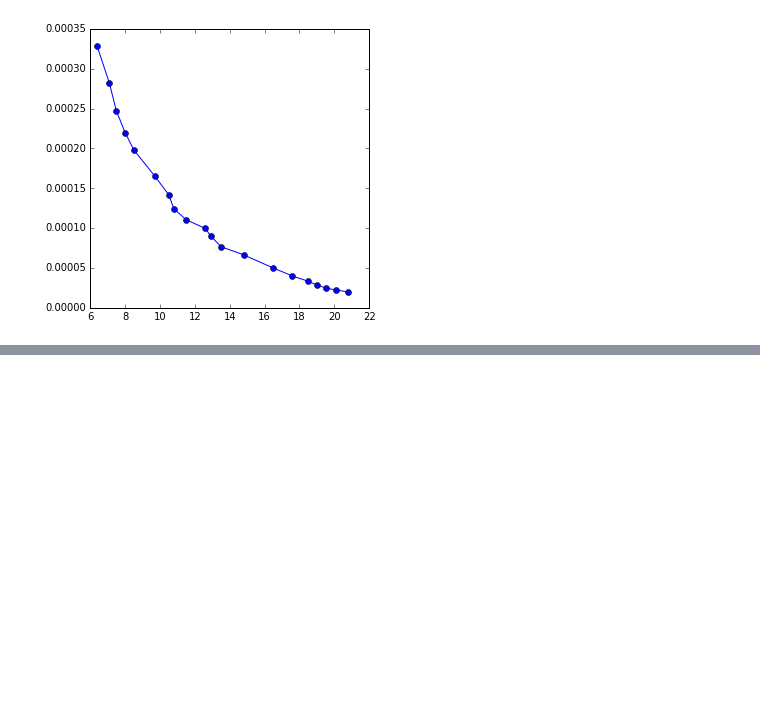
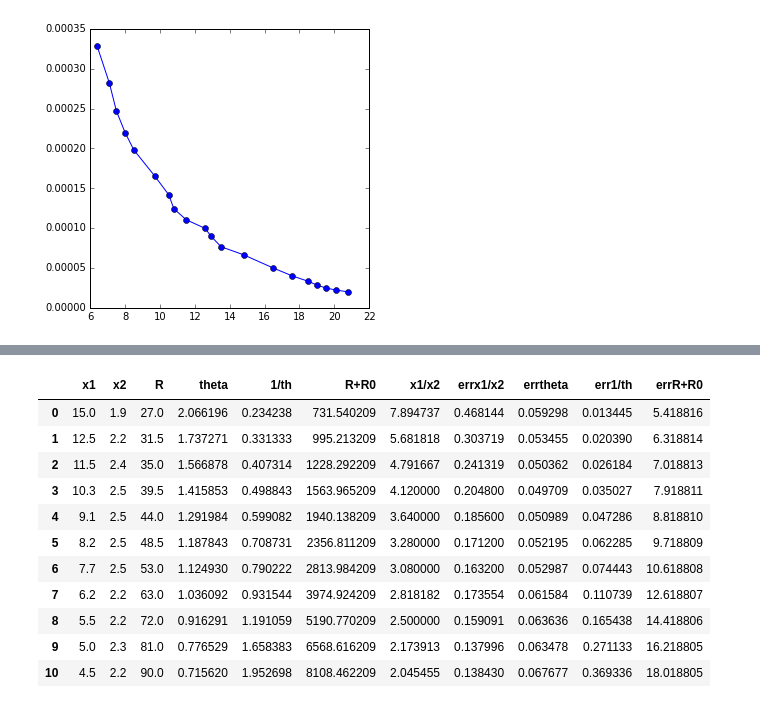
Before and after one commit to heyfaraday/labs_3sem, a Jupyter notebook: 3.2.6/analysis.ipynb, the cells around one changed output, grey strips where cells are left out. Cells and saved outputs as stored; diff of their text form; code cells hidden in the pictures; blank space fills up the shorter version.

```diff
--- a/3.2.6/analysis.ipynb
+++ b/3.2.6/analysis.ipynb
@@ -93,0 +362,26 @@ plt.show()
+# %%
+data2['errx1/x2'] = data2['x1/x2']*(0.1/data2['x1'] + 0.1/data2['x2'] )
+# %%
+data2['theta'] = numpy.log(data2['x1/x2'])
+data2['errtheta'] = data2['errx1/x2']/data2['x1/x2']
+# %%
+data2['1/th'] = np.reciprocal(np.square(data2['theta']))
+data2['err1/th'] = 2*data2['errtheta']/(data2['theta'])**3
+# %%
+data2['R+R0'] = np.square(data2['R'] + 0.047)
+data2['errR+R0'] = 2*0.1/data2['R']*data2['R+R0']
+# %%
+data2
+# %% [output]
+|  | x1 | x2 | R | theta | 1/th | R+R0 | x1/x2 | errx1/x2 | errtheta | err1/th | errR+R0 |
+| 0 | 15.0 | 1.9 | 27.0 | 2.066196 | 0.234238 | 731.540209 | 7.894737 | 0.468144 | 0.059298 | 0.013445 | 5.418816 |
+| 1 | 12.5 | 2.2 | 31.5 | 1.737271 | 0.331333 | 995.213209 | 5.681818 | 0.303719 | 0.053455 | 0.020390 | 6.318814 |
+| 2 | 11.5 | 2.4 | 35.0 | 1.566878 | 0.407314 | 1228.292209 | 4.791667 | 0.241319 | 0.050362 | 0.026184 | 7.018813 |
+| 3 | 10.3 | 2.5 | 39.5 | 1.415853 | 0.498843 | 1563.965209 | 4.120000 | 0.204800 | 0.049709 | 0.035027 | 7.918811 |
+| 4 | 9.1 | 2.5 | 44.0 | 1.291984 | 0.599082 | 1940.138209 | 3.640000 | 0.185600 | 0.050989 | 0.047286 | 8.818810 |
+| 5 | 8.2 | 2.5 | 48.5 | 1.187843 | 0.708731 | 2356.811209 | 3.280000 | 0.171200 | 0.052195 | 0.062285 | 9.718809 |
+| 6 | 7.7 | 2.5 | 53.0 | 1.124930 | 0.790222 | 2813.984209 | 3.080000 | 0.163200 | 0.052987 | 0.074443 | 10.618808 |
+| 7 | 6.2 | 2.2 | 63.0 | 1.036092 | 0.931544 | 3974.924209 | 2.818182 | 0.173554 | 0.061584 | 0.110739 | 12.618807 |
+| 8 | 5.5 | 2.2 | 72.0 | 0.916291 | 1.191059 | 5190.770209 | 2.500000 | 0.159091 | 0.063636 | 0.165438 | 14.418806 |
+| 9 | 5.0 | 2.3 | 81.0 | 0.776529 | 1.658383 | 6568.616209 | 2.173913 | 0.137996 | 0.063478 | 0.271133 | 16.218805 |
+| 10 | 4.5 | 2.2 | 90.0 | 0.715620 | 1.952698 | 8108.462209 | 2.045455 | 0.138430 | 0.067677 | 0.369336 | 18.018805 |
```
Also changed, not shown: parts of 39 cells of this notebook, 5 other files.
